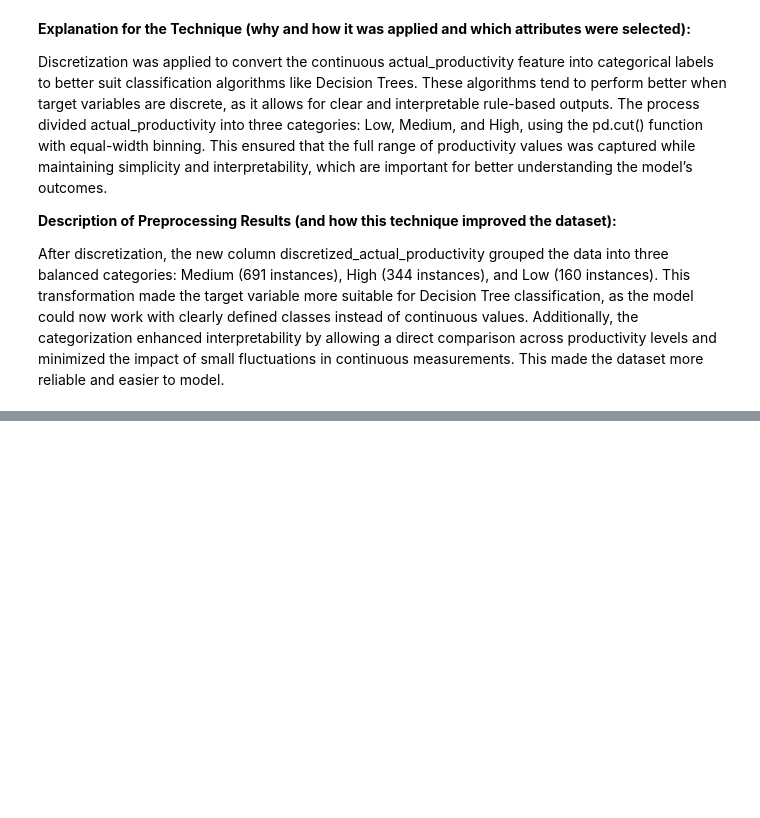
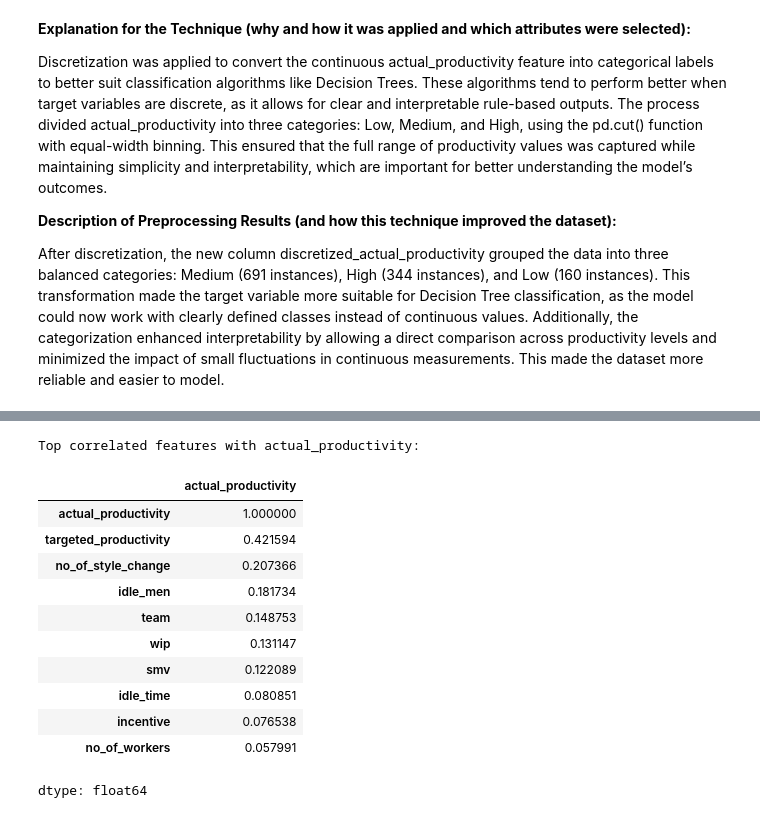
Before and after one commit to hind190/Data-Mining-Project-, a Jupyter notebook: phase2.ipynb, the cells around one changed output, grey strips where cells are left out. Cells and saved outputs as stored; diff of their text form; code cells hidden in the pictures; blank space fills up the shorter version.

```diff
--- a/phase2.ipynb
+++ b/phase2.ipynb
@@ -278,0 +303,23 @@ After discretization, the new column discretized_actual_productivity grouped the
+# %%
+target = "actual_productivity"
+
+if target in df_work.columns:
+    corr_target = corr[target].abs().sort_values(ascending=False)
+    print("Top correlated features with actual_productivity:")
+    display(corr_target.head(10))
+else:
+    print("actual_productivity not found in df_work.")
+# %% [output]
+Top correlated features with actual_productivity:
+|  | actual_productivity |
+| actual_productivity | 1.000000 |
+| targeted_productivity | 0.421594 |
+| no_of_style_change | 0.207366 |
+| idle_men | 0.181734 |
+| team | 0.148753 |
+| wip | 0.131147 |
+| smv | 0.122089 |
+| idle_time | 0.080851 |
+| incentive | 0.076538 |
+| no_of_workers | 0.057991 |
+dtype: float64
```
Also changed, not shown: parts of 10 cells of this notebook.
